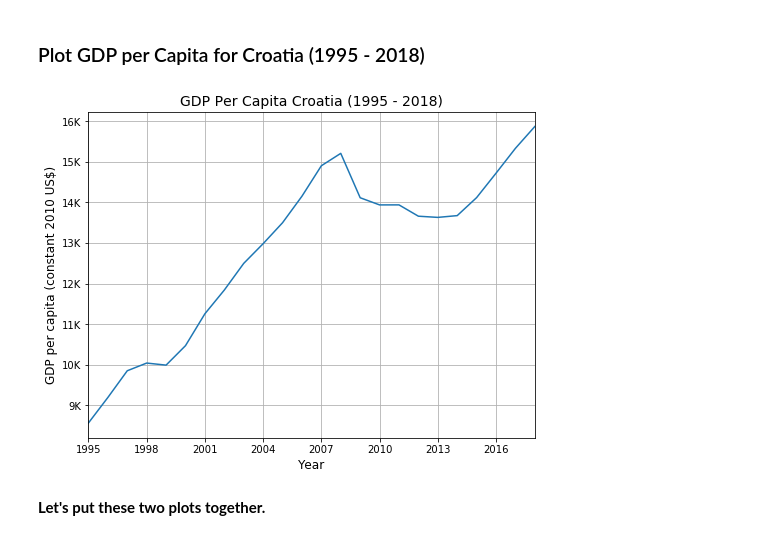
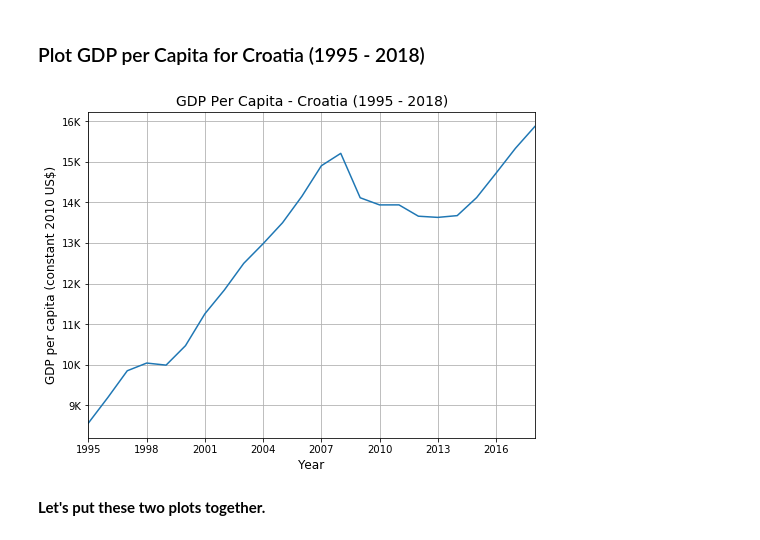
Before and after one commit to zunicd/Population-Trend-Croatia-2018, a Jupyter notebook: Croatia - Population Trend 1990 - 2018.ipynb, the cells around one changed output. Cells and saved outputs as stored; diff of their text form; code cells hidden in the pictures.

```diff
--- a/Croatia - Population Trend 1990 - 2018.ipynb
+++ b/Croatia - Population Trend 1990 - 2018.ipynb
@@ -570,23 +572,23 @@ plt.show()
 # %%
 # plt.figure() # create figure
 
 ax = gdp_c.plot(kind='line', figsize=(8, 6), legend=False)
 
-ax.set_title ('GDP Per Capita Croatia (1995 - 2018)',fontsize=14)
+ax.set_title ('GDP Per Capita - Croatia (1995 - 2018)',fontsize=14)
 ax.set_ylabel(cols[3],fontsize=12)
 ax.set_xlabel('Year',fontsize=12)
 ax.grid(True)
 
 # ensure that x-axis have integer-only tick labels
 # and increase number of ticks
 ax.xaxis.set_major_locator(tkr.MaxNLocator(integer=True))
 # reformat tick labels with thousand's K and comma separator
 ax.yaxis.set_major_formatter(tkr.FuncFormatter(lambda x, p: "{:,.0f}K".format(x*1e-3)))
 
 plt.show()
 #plt.savefig("./Figures/GDP_line.png")
 # %% [output]
-[figure, old version]
+[figure, new version]
 # %% [markdown]
 **Let's put these two plots together.**
 # %% [markdown]
```
Also changed, not shown: parts of 7 cells of this notebook, 1 other file.
